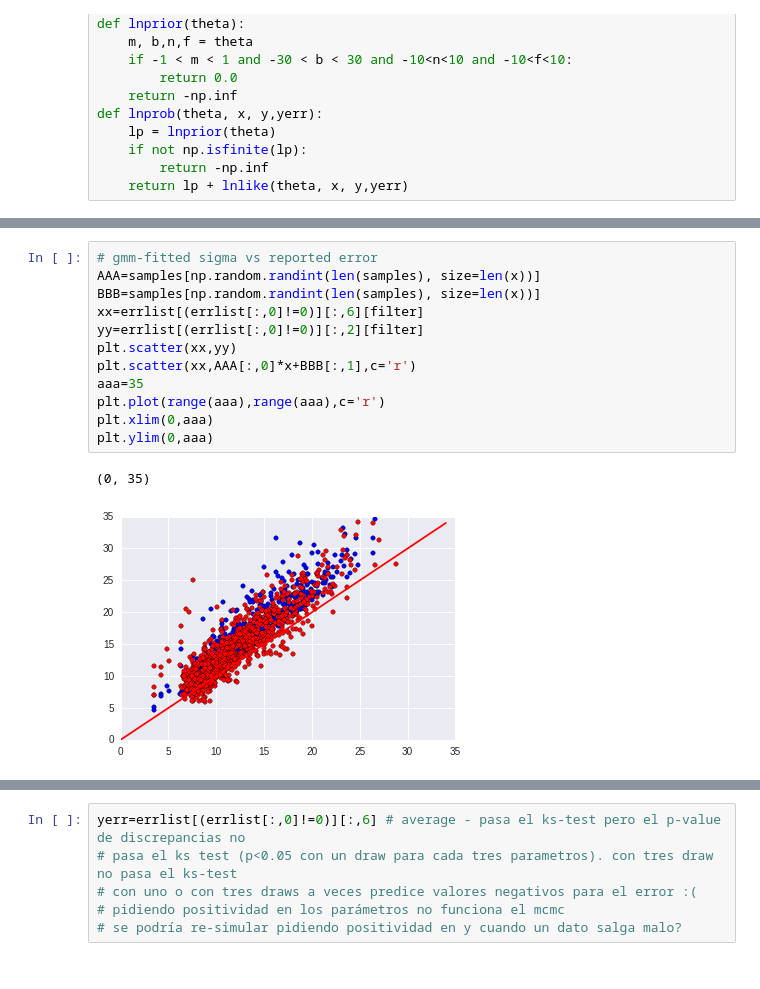
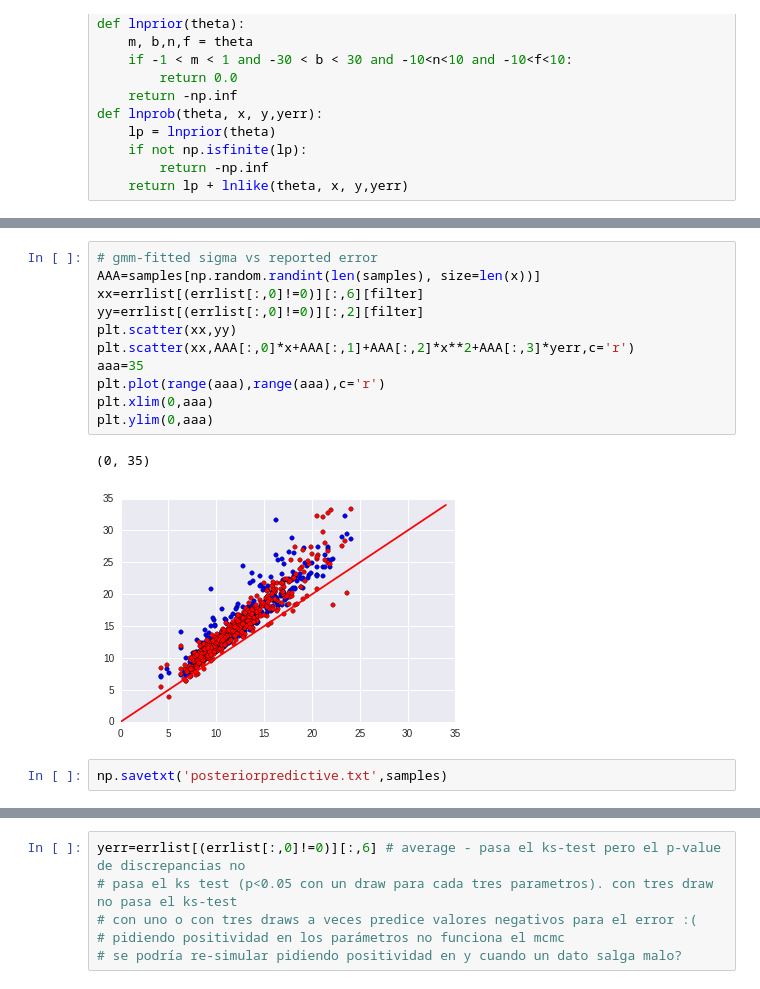
Before and after one commit to saint-germain/anisotropias, a Jupyter notebook: erroranalysis.ipynb, the cells around one changed output, grey strips where cells are left out. Saved outputs shown, nothing was run; the diff lists cells and outputs as text.

```diff
--- a/erroranalysis.ipynb
+++ b/erroranalysis.ipynb
@@ -395,15 +391,16 @@ negsim.mean()
 # %%
 # gmm-fitted sigma vs reported error
 AAA=samples[np.random.randint(len(samples), size=len(x))]
-BBB=samples[np.random.randint(len(samples), size=len(x))]
 xx=errlist[(errlist[:,0]!=0)][:,6][filter]
 yy=errlist[(errlist[:,0]!=0)][:,2][filter]
 plt.scatter(xx,yy)
-plt.scatter(xx,AAA[:,0]*x+BBB[:,1],c='r')
+plt.scatter(xx,AAA[:,0]*x+AAA[:,1]+AAA[:,2]*x**2+AAA[:,3]*yerr,c='r')
 aaa=35
 plt.plot(range(aaa),range(aaa),c='r')
 plt.xlim(0,aaa)
 plt.ylim(0,aaa)
 # %% [output]
 (0, 35)
-[figure, old version]
+[figure, new version]
+# %%
+np.savetxt('posteriorpredictive.txt',samples)
```
Also changed, not shown: parts of 80 cells of this notebook.
